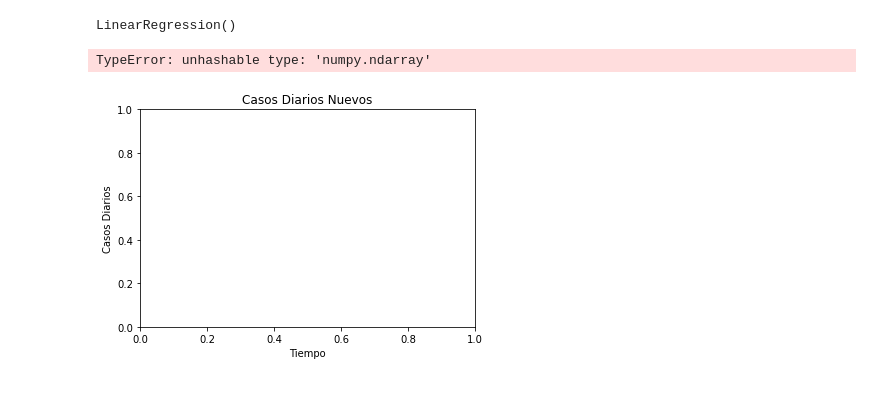
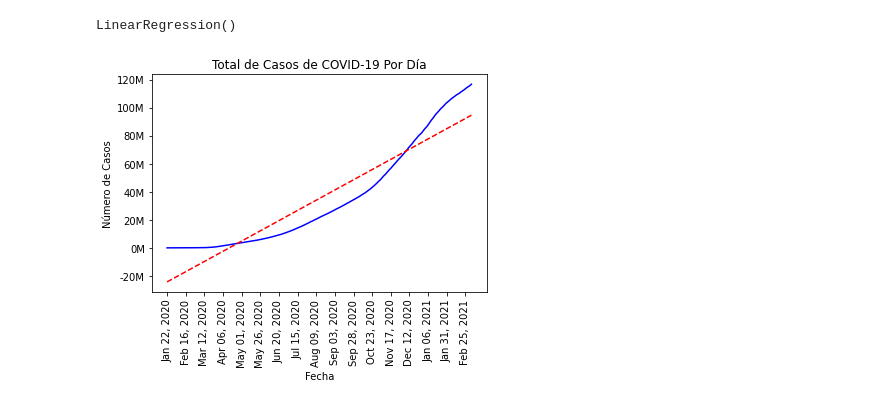
Before and after one commit to flimflo/Actividad-Integradora, a Jupyter notebook: equipo3.ipynb, the cells around one changed output. Cells and saved outputs as stored; diff of their text form; code cells hidden in the pictures.

Commit message:
Graphic is now shown correctly

```diff
--- a/equipo3.ipynb
+++ b/equipo3.ipynb
@@ -41,7 +35,8 @@ len(Date)
 # %%
 #Find number of cases in the string
 dataStr = 'data: ['
-dataLowerBound = string.find(dataStr)
-dataUpperBound = string.find(']', dataLowerBound + len(dataStr))
+dataLowerBound = stringTag.find(dataStr)
+dataUpperBound = stringTag.find(']', dataLowerBound + len(dataStr))
 # %%
-cases = string[dataLowerBound + len(dataStr): dataUpperBound].split(',')
+cases = stringTag[dataLowerBound + len(dataStr): dataUpperBound].split(',')
+cases = list(map(int, cases))
@@ -52,10 +43,11 @@ len(cases)
+# %%
+# Format for model training
+X = np.arange(0, len(Date), dtype=int).reshape(-1,1)
+y = np.array(cases)
 # %%
 #Linear Regression
 import numpy as np
 import pandas as pd
 from sklearn.linear_model import LinearRegression
 from matplotlib import pyplot as plt
-# %%
-X = np.arange(0, len(Date), dtype=float).reshape(-1,1)
-y = np.array(cases).reshape(-1,1)
 # %%
@@ -63,14 +56,31 @@ model = LinearRegression()
 model.fit(X, y)
 # %% [output]
 LinearRegression()
-# %%
-plt.xlabel('Tiempo')
-plt.ylabel('Casos Diarios')
-plt.title('Casos Diarios Nuevos')
-plt.plot(X, y,color='b')
-plt.plot(X, model.predict(X),color='r')
-
-plt.show()
-# %% [output]
-TypeError: unhashable type: 'numpy.ndarray'
-[figure, removed]
+# %%
+# Plot data and model
+
+# Adding a bit of format
+def millions(x, pos):
+    """The two args are the value and tick position."""
+    return '{:1.0f}M'.format(x*1e-6)
+
+fig, ax = plt.subplots()
+ax.yaxis.set_major_formatter(millions)
+
+plt.xlabel('Fecha')
+plt.ylabel('Número de Casos')
+plt.title('Total de Casos de COVID-19 Por Día')
+
+# Using all dates as labels will cause them to overlap, only use some
+xpos = np.arange(len(Date))
+plt.xticks(xpos[0::25], Date[0::25], rotation='vertical')
+
+
+ax.plot(X, y,color='b')
+ax.plot(X, model.predict(X), 'r--')
+
+
+
+plt.show()
+# %% [output]
+[figure, added]
```
Also changed, not shown: parts of 9 cells of this notebook.
